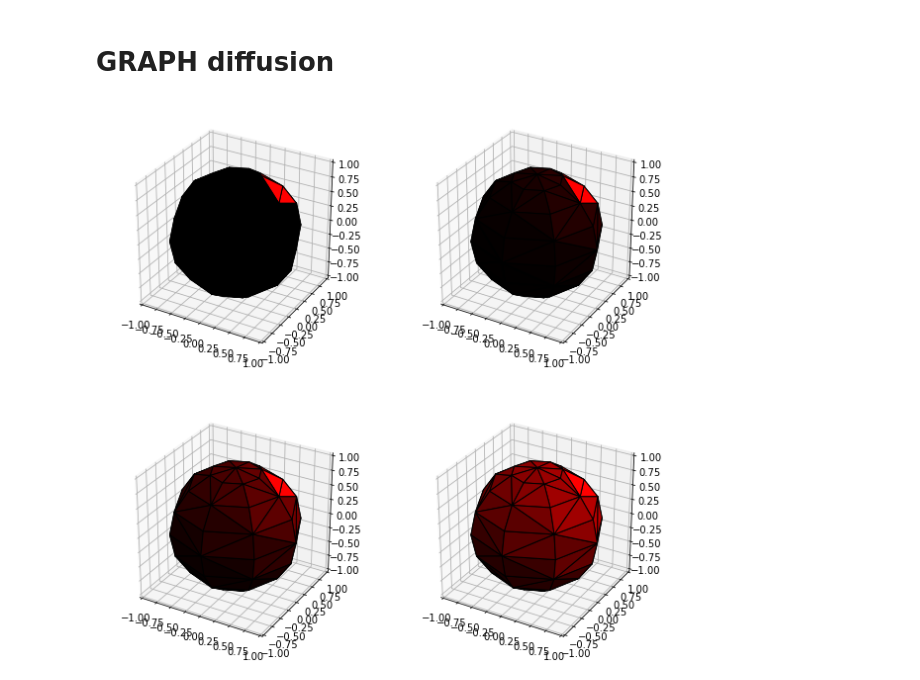
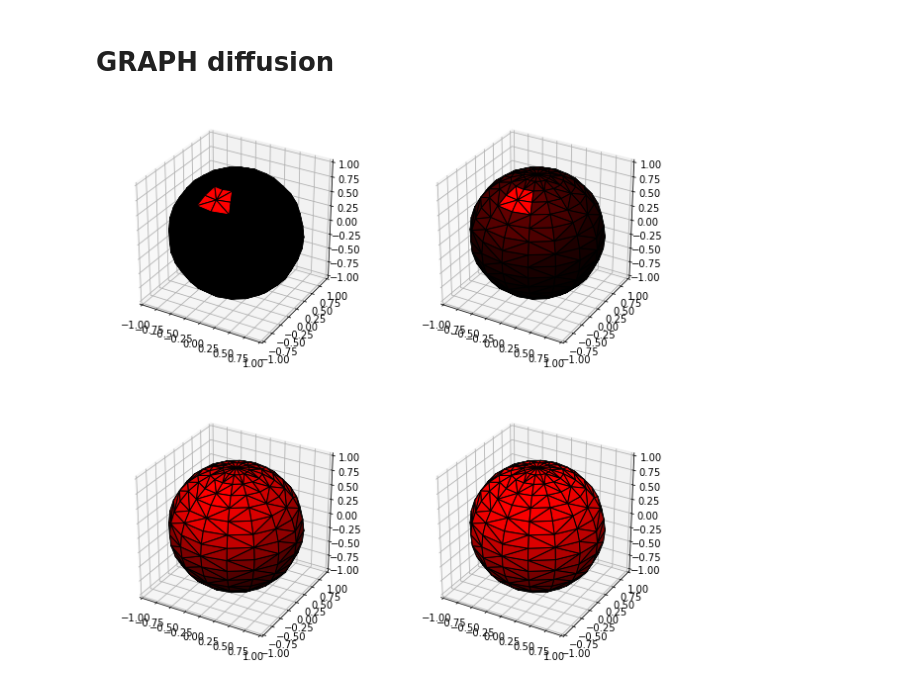
Before and after one commit to MartMilani/PDM, a Jupyter notebook: codes/03.FEM_laplacian/equiangular/normal/17_diffusion_FEM_vs_GRAPH.ipynb, the cells around one changed output. Drawn from its saved outputs; the diff is of its cells as text; code cells hidden in the pictures.

```diff
--- a/codes/03.FEM_laplacian/equiangular/normal/17_diffusion_FEM_vs_GRAPH.ipynb
+++ b/codes/03.FEM_laplacian/equiangular/normal/17_diffusion_FEM_vs_GRAPH.ipynb
@@ -14,15 +14,17 @@ import numpy as np
 import healpy as hp
 
 
-bw = 4
+bw = 8
 npix = 2*bw*(2*bw-1)+1
 
 L = scipy.sparse.load_npz('matrices/stiffness_matrix_{}.npz'.format(bw))
 B = scipy.sparse.load_npz('matrices/mass_matrix_{}.npz'.format(bw))
 reordering_mask = np.load("15_reordering_masks/reordering_mask_{}.npy".format(bw))
+
 L = L[reordering_mask]
 B = B[reordering_mask]
-
+L = L[:, reordering_mask]
+B = B[:, reordering_mask]
 B_inv = scipy.sparse.linalg.inv(B)
 signal = np.zeros(npix)
 signal[0] = 1
@@ -80,7 +82,7 @@ def create_coords(bw):
 fig = plt.figure(figsize=(10,10))
 
 signal = np.zeros(npix)
-signal[10] = 1
+signal[45] = 1
 indexes = range(npix)
 coords = create_coords(bw)
 
@@ -102,7 +104,7 @@ plt.savefig('17_diffusion_img/FEM_diffusion')
 from pygsp.graphs import Graph
 # re initializing the signal to diffuse
 signal = np.zeros(npix)
-signal[10] = 1
+signal[45] = 1
 fig = plt.figure(figsize=(10,10))
 
 
@@ -129,32 +131,32 @@ class FullSphereEquiangular(Graph):
         st = np.sin(theta).flatten()
         cp = np.cos(phi).flatten()
         sp = np.sin(phi).flatten()
         x = st * cp
         y = st * sp
         z = ct
         coords = np.vstack([x, y, z]).T
         coords = np.asarray(coords, dtype=np.float32)
         coords = coords[2*bw-1:]
 
         distances_squared = scipy.spatial.distance.cdist(coords, coords)**2
         W = np.exp(-distances_squared/self.sigmas[bw])
         W = W-np.diag(np.diag(W))
         super(FullSphereEquiangular, self).__init__(W=W, coords=coords)
 
 graph = FullSphereEquiangular(bw)
 HKGL = graph.L
 
 def diffuse_HKGL(x):
-    return scipy.linalg.expm(-0.06*HKGL)@x
+    return scipy.linalg.expm(-0.05*HKGL)@x
 
 for j in range(4):
 
     subplotsphere(fig, signal, coords, tri, j)
 
     # diffusing 3 times
     for i in range(3):
         signal = diffuse_HKGL(signal)
 
 plt.savefig('17_diffusion_img/GRAPH_diffusion')
 # %% [output]
-[figure, old version]
+[figure, new version]
```
Also changed, not shown: parts of 2 cells of this notebook, 51 other files.
